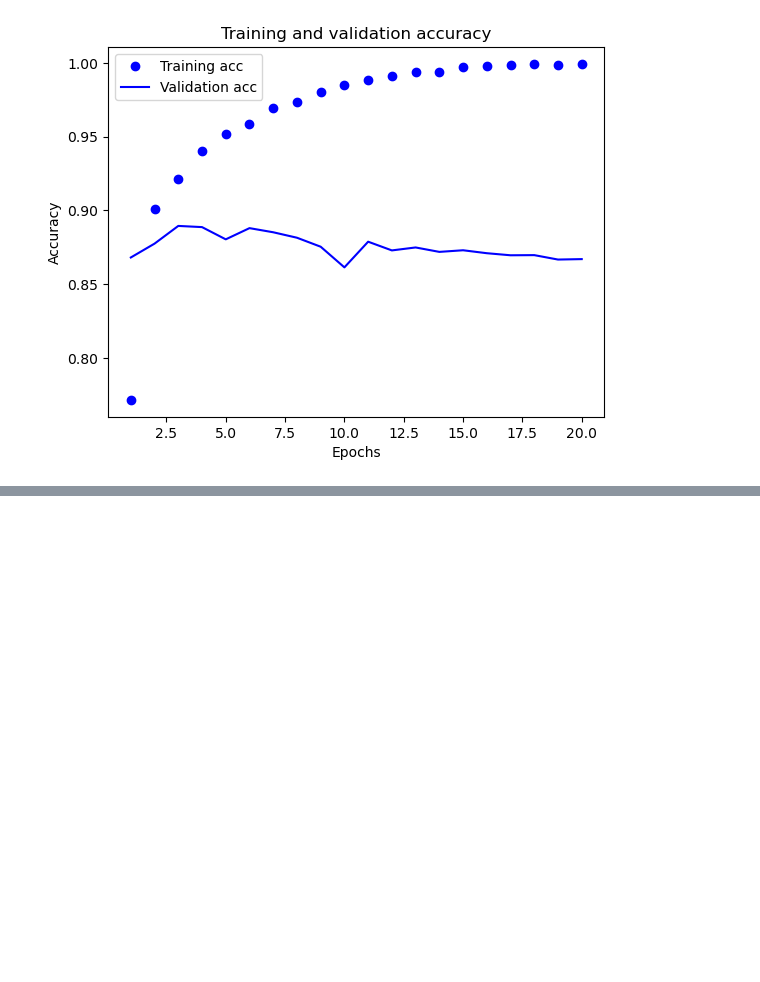
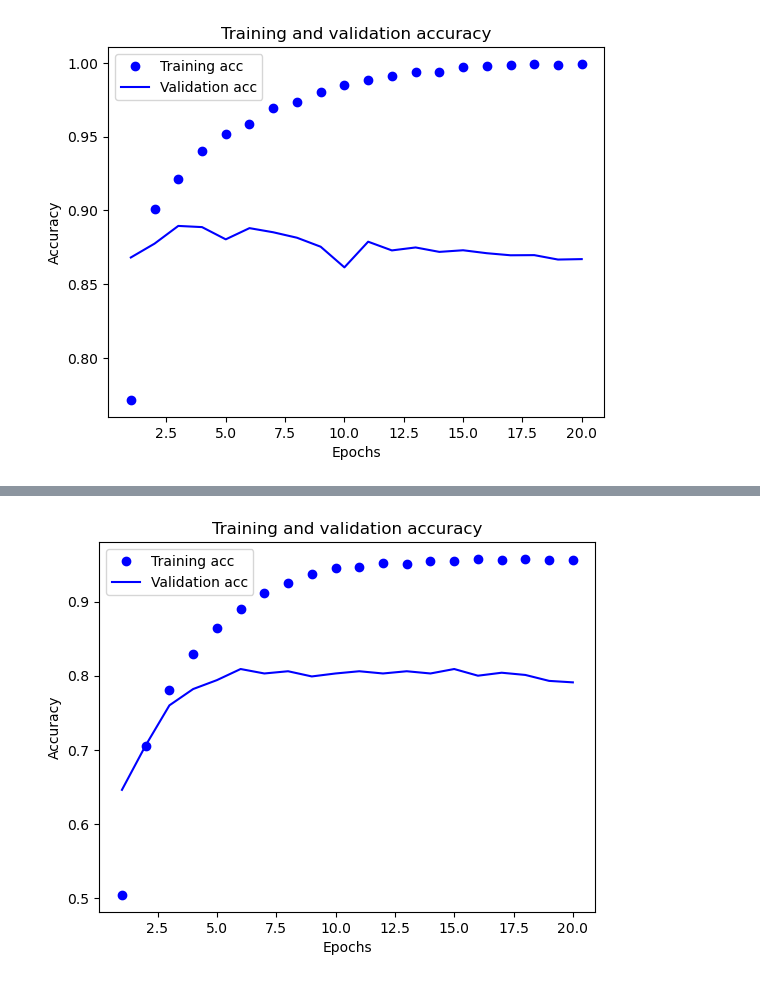
Before and after one commit to sudo-odner/Learn-machine-learning, a Jupyter notebook: first code.ipynb, the cells around one changed output, grey strips where cells are left out. Saved outputs shown, nothing was run; the diff lists cells and outputs as text; code cells hidden in the pictures; blank space fills up the shorter version.

```diff
--- a/first code.ipynb
+++ b/first code.ipynb
@@ -90,0 +172,13 @@ plt.show()
+# %%
+plt.clf()
+acc_values = history_dict['accuracy']
+val_acc_values = history_dict['val_accuracy']
+plt.plot(epochs, history_dict['accuracy'], 'bo', label='Training acc')
+plt.plot(epochs, history_dict['val_accuracy'], 'b', label='Validation acc')
+plt.title('Training and validation accuracy')
+plt.xlabel('Epochs')
+plt.ylabel('Accuracy')
+plt.legend()
+plt.show()
+# %% [output]
+[figure, added]
```
Also changed, not shown: parts of 17 cells of this notebook.
